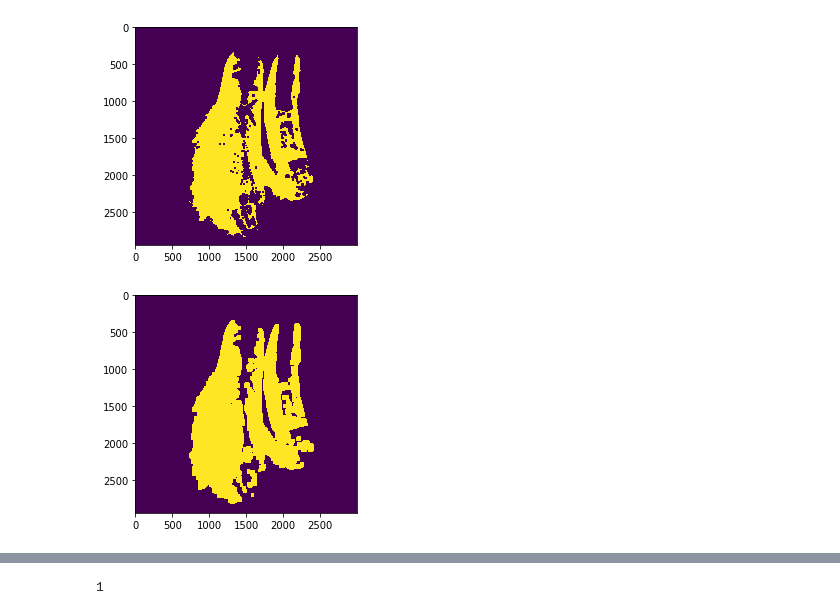
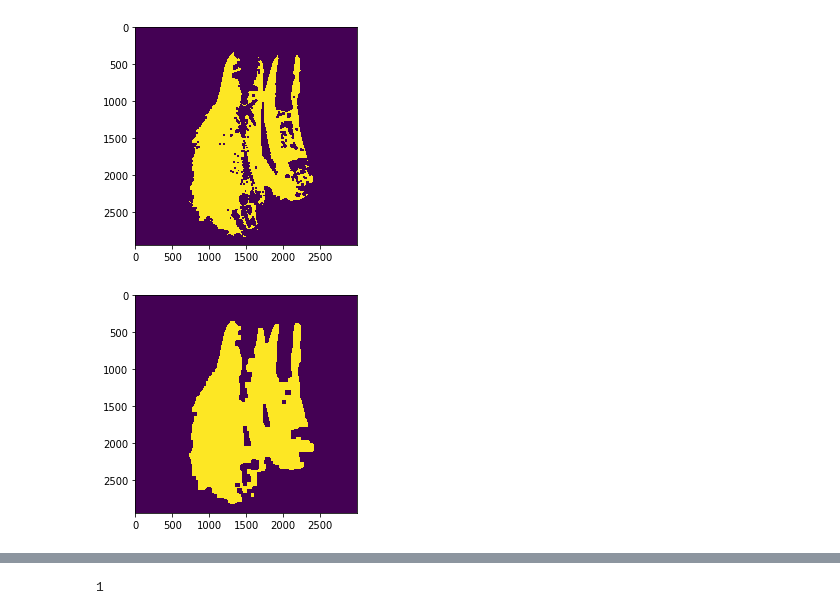
Before and after one commit to sergisalgueiro/ObjectRecognitionPython, a Jupyter notebook: Notebook.ipynb, the cells around one changed output, grey strips where cells are left out. Saved outputs shown, nothing was run; the diff lists cells and outputs as text; code cells hidden in the pictures.

```diff
--- a/Notebook.ipynb
+++ b/Notebook.ipynb
@@ -130,10 +130,10 @@ plt.show()
 # %%
 kernel_size = 50
 kernel = np.ones((kernel_size, kernel_size), np.uint8)
-v2d2_oc = cv2.morphologyEx(v2d2, cv2.MORPH_CLOSE, kernel)
 v2d2_oc = cv2.morphologyEx(v2d2, cv2.MORPH_OPEN, kernel)
+v2d2_oc = cv2.morphologyEx(v2d2_oc, cv2.MORPH_CLOSE, kernel)
 fig = plt.figure()
 plt.imshow(v2d2_oc)
 plt.show()
 # %% [output]
-[figure, old version]
+[figure, new version]
```
Also changed, not shown: parts of 18 cells of this notebook, 3 other files.
